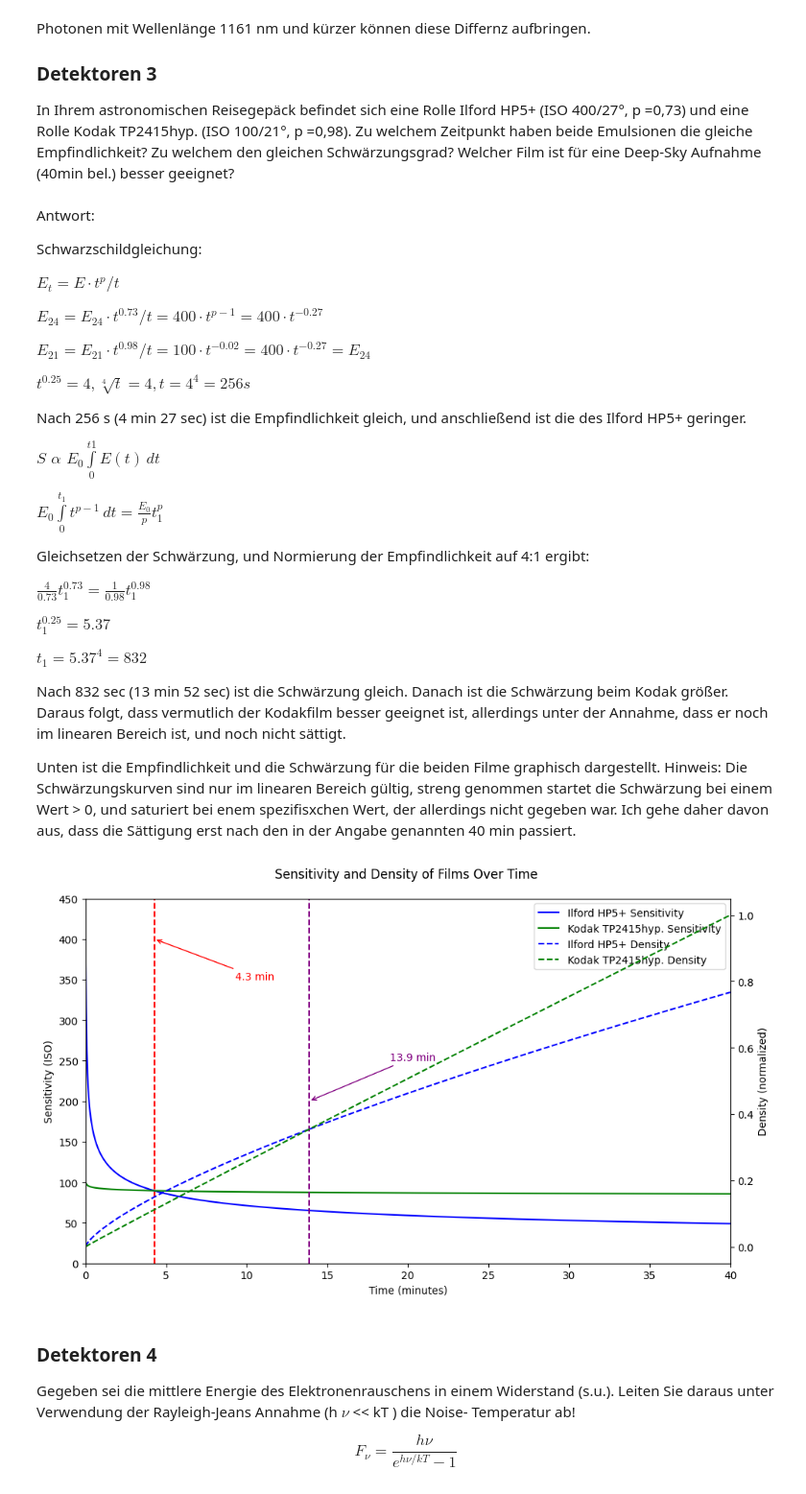
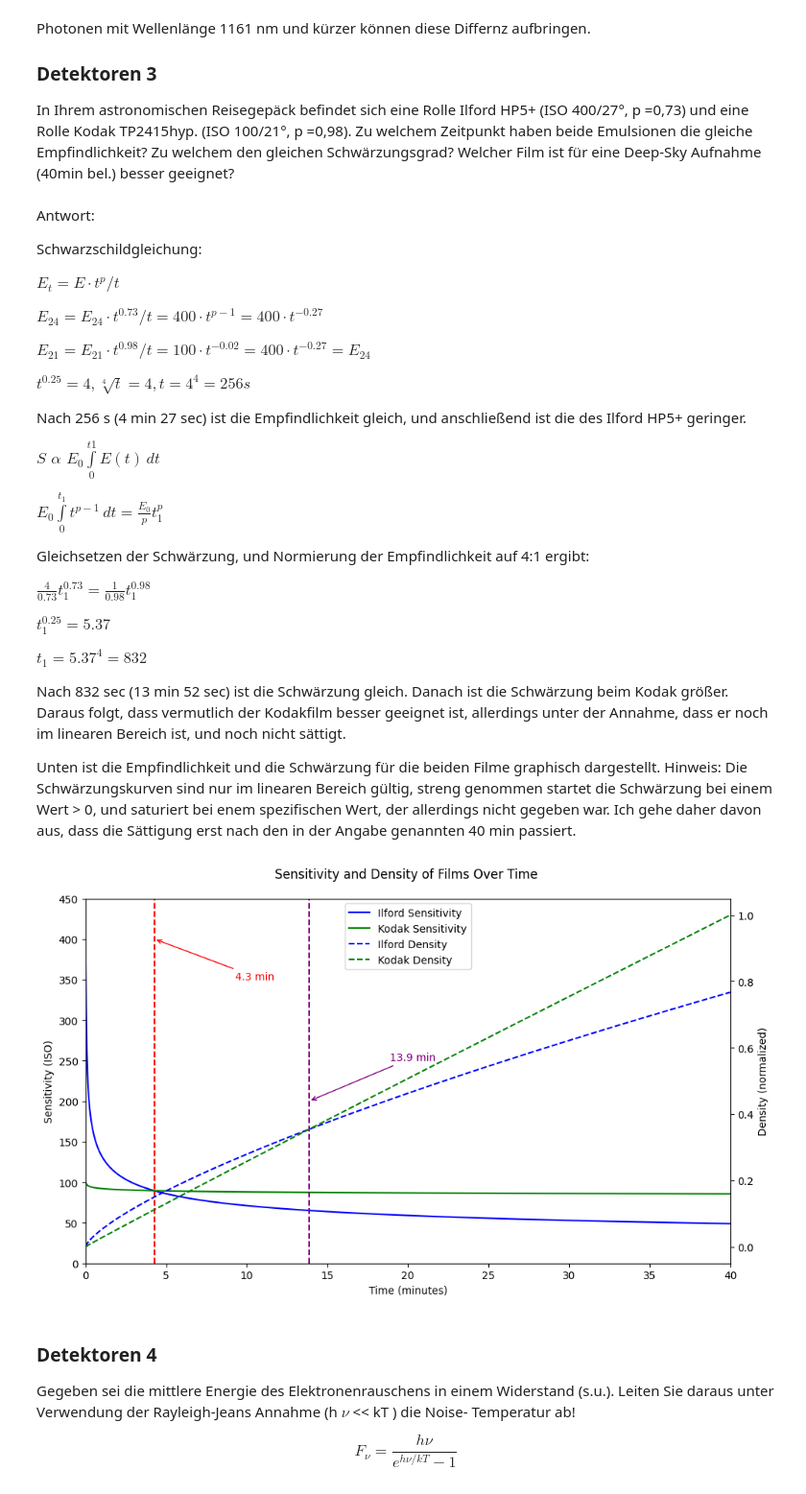
Before and after one commit to MarcusFri/SuperNovae, a Jupyter notebook: Instrumente/Exercise_4.ipynb, the cells around one changed output. Shown at 96% size. Saved outputs shown, nothing was run; the diff lists cells and outputs as text; code cells hidden in the pictures.

```diff
--- a/Instrumente/Exercise_4.ipynb
+++ b/Instrumente/Exercise_4.ipynb
@@ -108,7 +108,7 @@ Nach 832 sec (13 min 52 sec) ist die Schwärzung gleich. Danach ist die Schwärz
 Daraus folgt, dass vermutlich der Kodakfilm besser geeignet ist, allerdings unter der Annahme, dass er noch im
 linearen Bereich ist, und noch nicht sättigt.
 
-Unten ist die Empfindlichkeit und die Schwärzung für die beiden Filme graphisch dargestellt. Hinweis: Die Schwärzungskurven sind nur im linearen Bereich gültig, streng genommen startet die Schwärzung bei einem Wert > 0, und saturiert bei enem spezifisxchen Wert, der allerdings nicht gegeben war. Ich gehe daher davon aus, dass die Sättigung erst nach den in der Angabe genannten 40 min passiert.
+Unten ist die Empfindlichkeit und die Schwärzung für die beiden Filme graphisch dargestellt. Hinweis: Die Schwärzungskurven sind nur im linearen Bereich gültig, streng genommen startet die Schwärzung bei einem Wert > 0, und saturiert bei enem spezifischen Wert, der allerdings nicht gegeben war. Ich gehe daher davon aus, dass die Sättigung erst nach den in der Angabe genannten 40 min passiert.
 # %%
 import numpy as np
 import matplotlib.pyplot as plt
@@ -138,11 +138,15 @@ def calculate_density(iso, p, t):
     return (iso / p) * t ** p
 
 # Arrays für Empfindlichkeit und Schwärzung berechnen
-sensitivity_ilford = np.array([calculate_sensitivity(iso_ilford, p_ilford, t) for t in time])
-sensitivity_kodak = np.array([calculate_sensitivity(iso_kodak, p_kodak, t) for t in time])
+sensitivity_ilford = np.array([calculate_sensitivity(iso_ilford, \
+                            p_ilford, t) for t in time])
+sensitivity_kodak = np.array([calculate_sensitivity(iso_kodak, \
+                            p_kodak, t) for t in time])
 
-density_ilford = np.array([calculate_density(iso_ilford, p_ilford, t) for t in time])
-density_kodak = np.array([calculate_density(iso_kodak, p_kodak, t) for t in time])
+density_ilford = np.array([calculate_density(iso_ilford, p_ilford, t) \
+                            for t in time])
+density_kodak = np.array([calculate_density(iso_kodak, p_kodak, t) \
+                            for t in time])
 
 max_density = max(max(density_ilford), max(density_kodak))
 
@@ -150,8 +154,8 @@ max_density = max(max(density_ilford), max(density_kodak))
 fig, ax1 = plt.subplots(figsize=(10, 6))
 
 # Linke y-Achse: Empfindlichkeit
-ax1.plot(time / 60, sensitivity_ilford, label="Ilford HP5+ Sensitivity", color="blue")
-ax1.plot(time / 60, sensitivity_kodak, label="Kodak TP2415hyp. Sensitivity", color="green")
+ax1.plot(time / 60, sensitivity_ilford, label="Ilford Sensitivity", color="blue")
+ax1.plot(time / 60, sensitivity_kodak, label="Kodak Sensitivity", color="green")
 ax1.set_xlabel("Time (minutes)")
 ax1.set_ylabel("Sensitivity (ISO)", color="black")
 ax1.set_xlim(0, 40)
@@ -160,46 +164,48 @@ ax1.tick_params(axis="y", labelcolor="black")
 
 # Rechte y-Achse: Schwärzung
 ax2 = ax1.twinx()
-ax2.plot(time / 60, density_ilford / max_density, label="Ilford HP5+ Density", color="blue", linestyle="dashed")
-ax2.plot(time / 60, density_kodak / max_density, label="Kodak TP2415hyp. Density", color="green", linestyle="dashed")
+ax2.plot(time / 60, density_ilford / max_density, label="Ilford Density", \
+         color="blue", linestyle="dashed")
+ax2.plot(time / 60, density_kodak / max_density, label="Kodak Density", \
+          color="green", linestyle="dashed")
 ax2.set_ylabel("Density (normalized)", color="black")
 ax2.tick_params(axis="y", labelcolor="black")
 
 # Legenden für beide Achsen kombinieren
 lines_1, labels_1 = ax1.get_legend_handles_labels()
 lines_2, labels_2 = ax2.get_legend_handles_labels()
-ax1.legend(lines_1 + lines_2, labels_1 + labels_2, loc="upper right")
+ax1.legend(lines_1 + lines_2, labels_1 + labels_2, loc="upper center")
 
 # Vertikale Linien für Schnittpunkte
 intersection_sensitivity = 256 / 60  # Minuten
 intersection_density = 832 / 60  # Minuten
 
-ax1.axvline(x=intersection_sensitivity, color="red", linestyle="--", label="Sensitivity Intersection")
-ax1.axvline(x=intersection_density, color="purple", linestyle="--", label="Density Intersection")
+ax1.axvline(x=intersection_sensitivity, color="red", linestyle="--")
+ax1.axvline(x=intersection_density, color="purple", linestyle="--")
 
 # Annotationen für Schnittpunkte
 ax1.annotate(
     f"{intersection_sensitivity:.1f} min",
-    xy=(intersection_sensitivity, iso_ilford),  # Position der Annotation
+    xy=(intersection_sensitivity, iso_ilford),
     xytext=(intersection_sensitivity + 5, iso_ilford - 50),
     arrowprops=dict(arrowstyle="->", color="red"),
     color="red",
 )
 
 ax1.annotate(
     f"{intersection_density:.1f} min",
-    xy=(intersection_density, 200),  # Position der Annotation
+    xy=(intersection_density, 200),
     xytext=(intersection_density + 5, 250),
     arrowprops=dict(arrowstyle="->", color="purple"),
     color="purple",
 )
 
 # Titel und Layout
 fig.suptitle("Sensitivity and Density of Films Over Time")
 fig.tight_layout()
 plt.show()
 # %% [output]
-[figure, old version]
+[figure, new version]
 # %% [markdown]
 ### Detektoren 4
 Gegeben sei die mittlere Energie des Elektronenrauschens in
```
Also changed, not shown: parts of 4 cells of this notebook.
